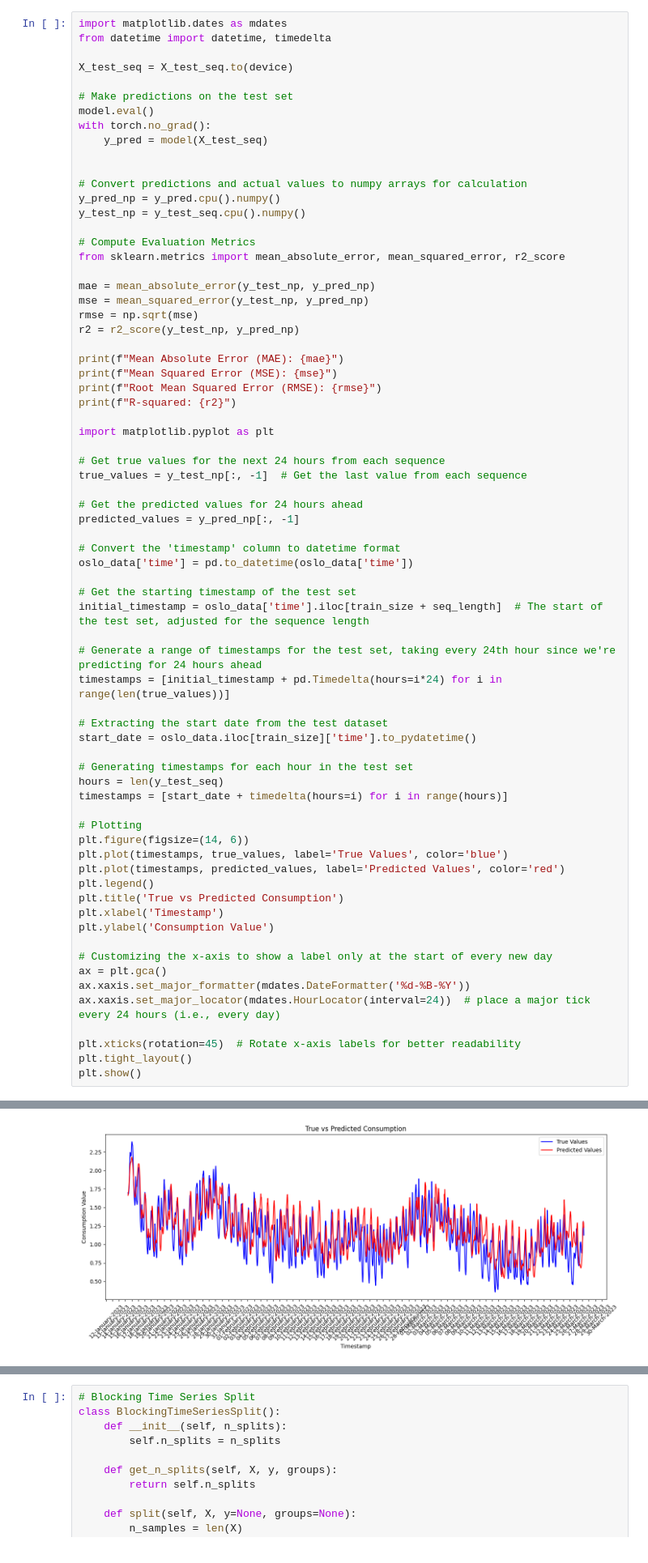
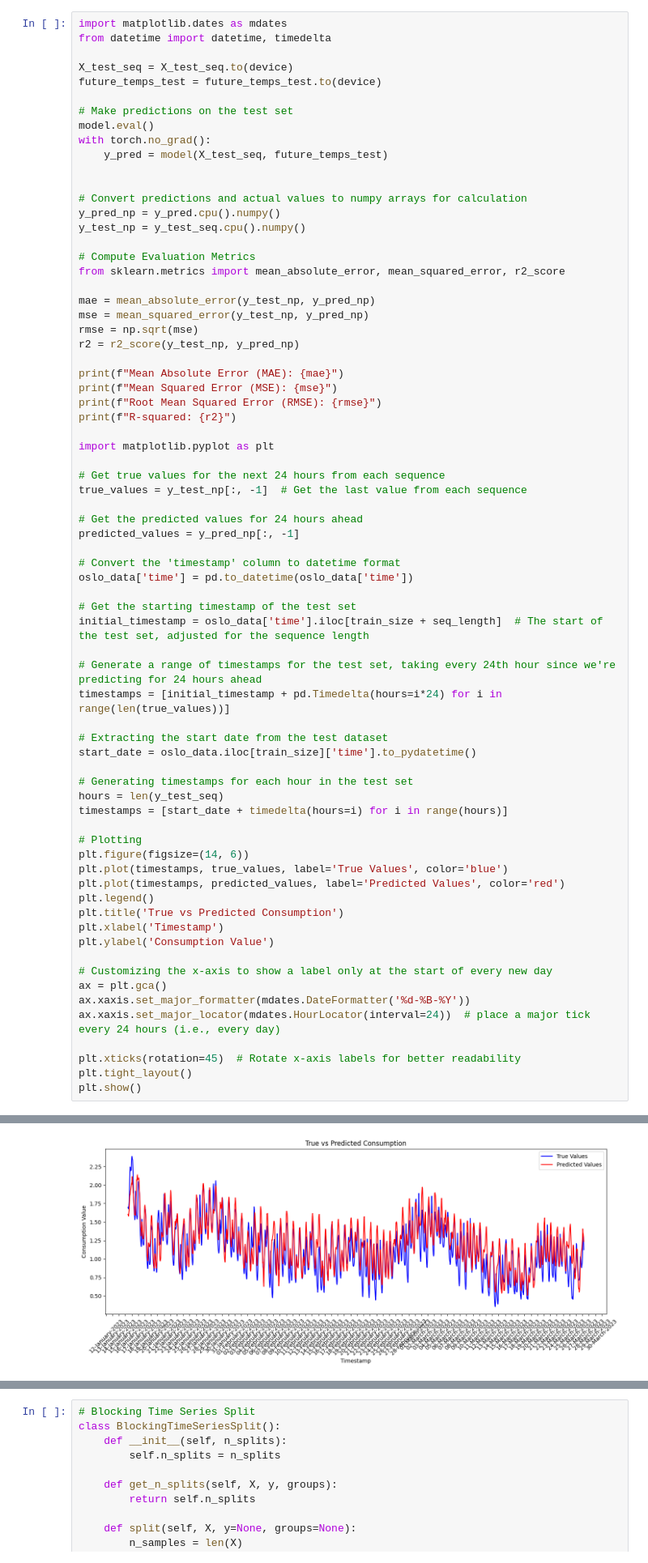
Before and after one commit to andershc/Consumption-LSTM, a Jupyter notebook: ANEO-LSTM.ipynb, the cells around one changed output, grey strips where cells are left out. Shown at 81% size. Drawn from its saved outputs; the diff is of its cells as text.

```diff
--- a/ANEO-LSTM.ipynb
+++ b/ANEO-LSTM.ipynb
@@ -181,11 +214,12 @@ import matplotlib.dates as mdates
 from datetime import datetime, timedelta
 
 X_test_seq = X_test_seq.to(device)
+future_temps_test = future_temps_test.to(device)
 
 # Make predictions on the test set
 model.eval()
 with torch.no_grad():
-    y_pred = model(X_test_seq)
+    y_pred = model(X_test_seq, future_temps_test)
 
 
 # Convert predictions and actual values to numpy arrays for calculation
@@ -254,9 +288,9 @@ R-squared: 0.567191640714405
 A value is trying to be set on a copy of a slice from a DataFrame.
 Try using .loc[row_indexer,col_indexer] = value instead
 
 See the caveats in the documentation: https://pandas.pydata.org/pandas-docs/stable/user_guide/indexing.html#returning-a-view-versus-a-copy
   oslo_data['time'] = pd.to_datetime(oslo_data['time'])
-[figure, old version]
+[figure, new version]
 # %%
 # Create a rolling mean baseline using rolling() and mean()
 rolling_mean_values = pd.Series(scaled_data[:, 0]).rolling(window=24).mean()
```
Also changed, not shown: parts of 14 cells of this notebook, 25 other files.
